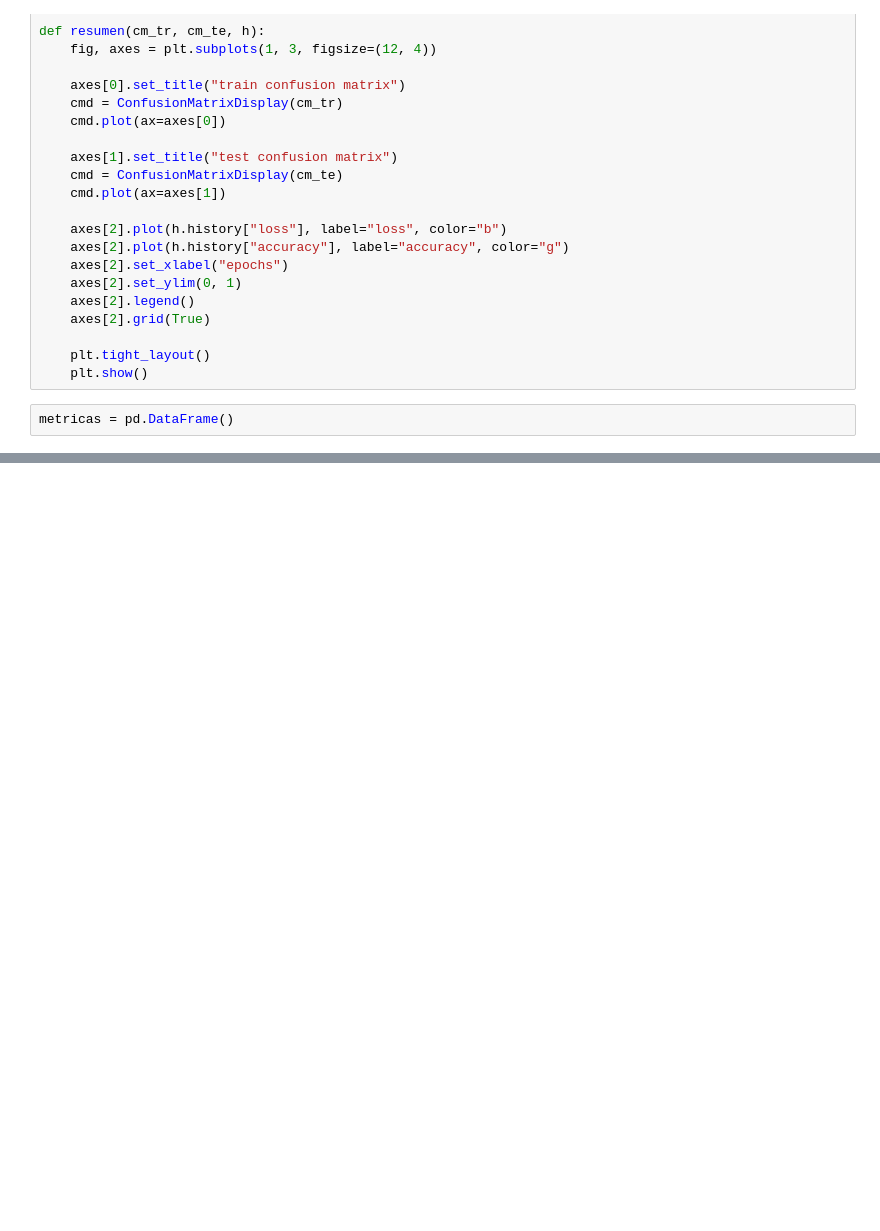
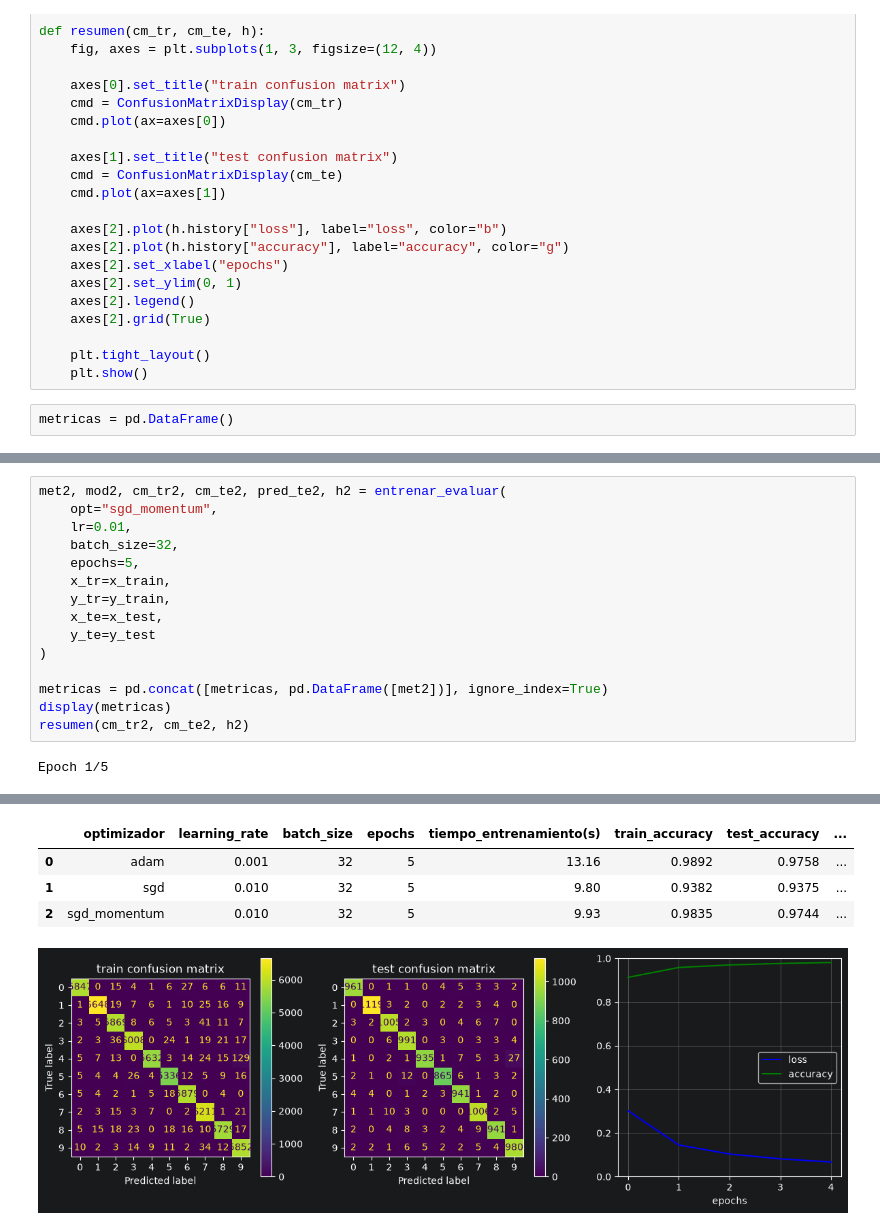
Before and after one commit to mxgueladrx/uma-26-27-1, a Jupyter notebook: AC2/Practica1/Introduccion.ipynb, the cells around one changed output, grey strips where cells are left out. Cells and saved outputs as stored; diff of their text form; blank space fills up the shorter version.

```diff
--- a/AC2/Practica1/Introduccion.ipynb
+++ b/AC2/Practica1/Introduccion.ipynb
@@ -213,0 +270,17 @@ Epoch 5/5
+# %%
+met2, mod2, cm_tr2, cm_te2, pred_te2, h2 = entrenar_evaluar(
+    opt="sgd_momentum",
+    lr=0.01,
+    batch_size=32,
+    epochs=5,
+    x_tr=x_train,
+    y_tr=y_train,
+    x_te=x_test,
+    y_te=y_test
+)
+
+metricas = pd.concat([metricas, pd.DataFrame([met2])], ignore_index=True)
+display(metricas)
+resumen(cm_tr2, cm_te2, h2)
+# %% [output]
+Epoch 1/5
@@ -213,0 +298,5 @@ Epoch 5/5
+|  | optimizador | learning_rate | batch_size | epochs | tiempo_entrenamiento(s) | train_accuracy | test_accuracy | ... |
+| 0 | adam | 0.001 | 32 | 5 | 13.16 | 0.9892 | 0.9758 | ... |
+| 1 | sgd | 0.010 | 32 | 5 | 9.80 | 0.9382 | 0.9375 | ... |
+| 2 | sgd_momentum | 0.010 | 32 | 5 | 9.93 | 0.9835 | 0.9744 | ... |
+[figure, added]
```
Also changed, not shown: parts of 39 cells of this notebook, 1 other file.
